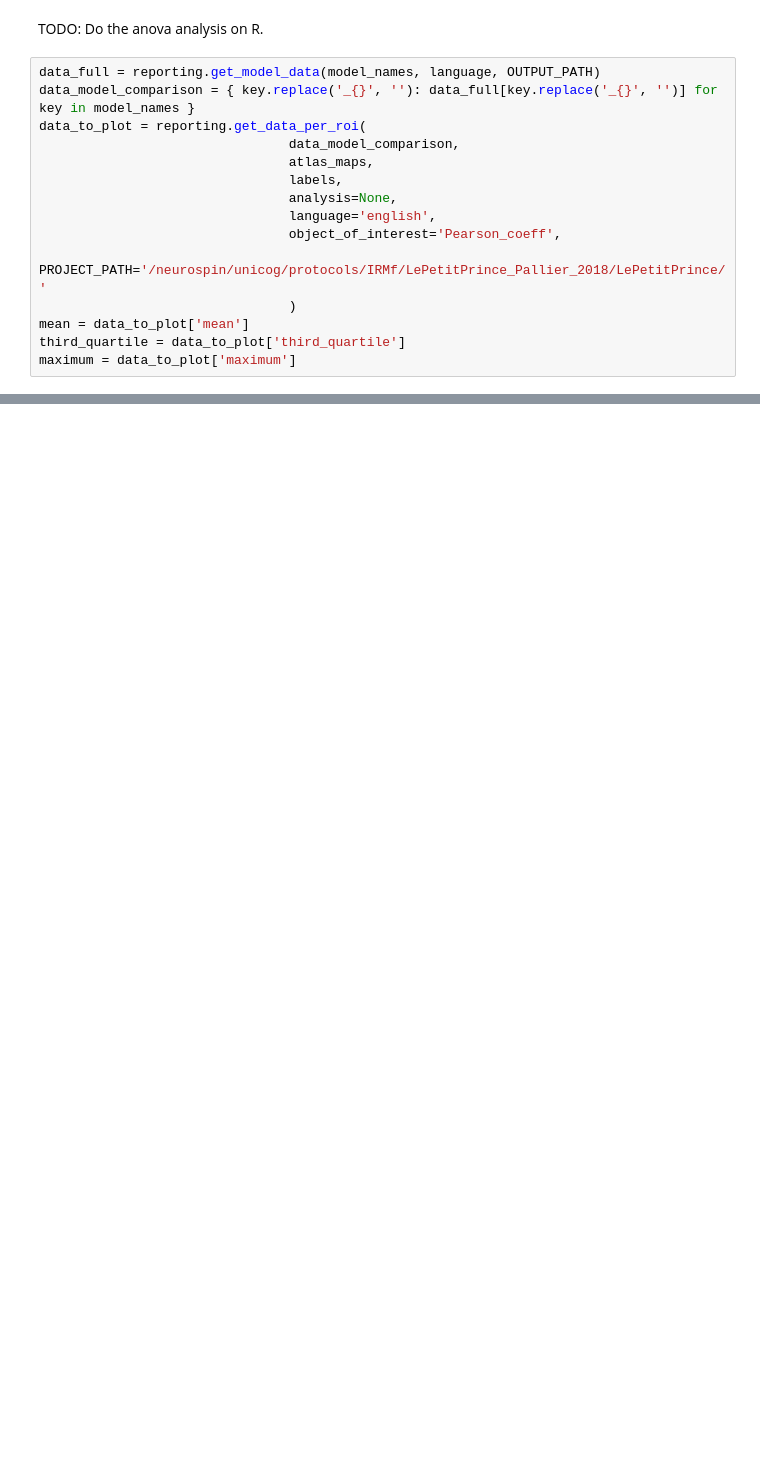
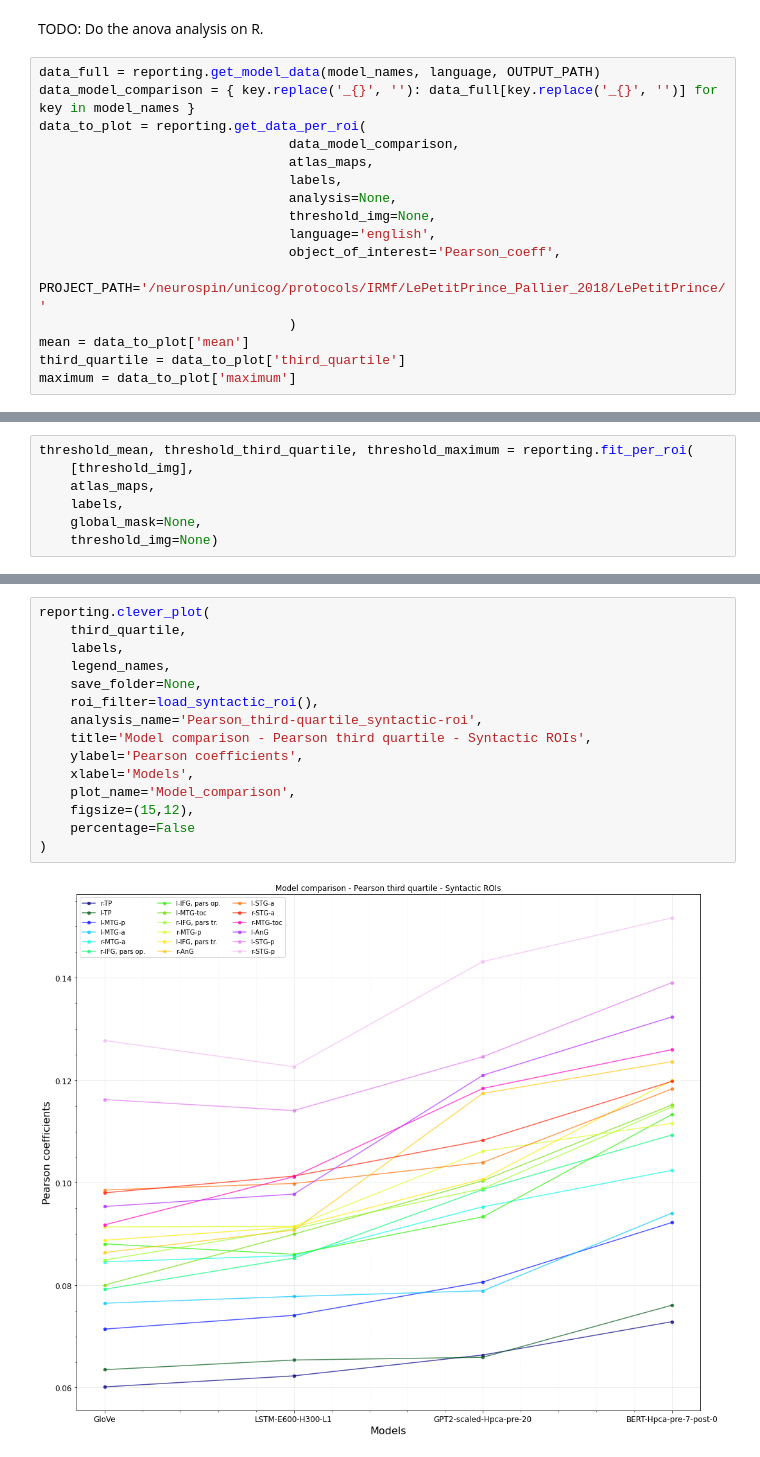
Before and after one commit to AlexandrePsq/LePetitPrince, a Jupyter notebook: fMRI/ModelComparison.ipynb, the cells around one changed output, grey strips where cells are left out. Drawn from its saved outputs; the diff is of its cells as text; blank space fills up the shorter version.

```diff
--- a/fMRI/ModelComparison.ipynb
+++ b/fMRI/ModelComparison.ipynb
@@ -141,6 +166,7 @@ data_to_plot = reporting.get_data_per_roi(
                                 atlas_maps,
                                 labels,
                                 analysis=None,
+                                threshold_img=None,
                                 language='english',
                                 object_of_interest='Pearson_coeff',
                                 PROJECT_PATH='/neurospin/unicog/protocols/IRMf/LePetitPrince_Pallier_2018/LePetitPrince/'
@@ -158,0 +219,7 @@ clever_plot(third_quartile, labels, legend_names, save_folder=None, roi_filter=l
+# %%
+threshold_mean, threshold_third_quartile, threshold_maximum = reporting.fit_per_roi(
+    [threshold_img],
+    atlas_maps,
+    labels,
+    global_mask=None,
+    threshold_img=None)
@@ -158,0 +231,17 @@ clever_plot(third_quartile, labels, legend_names, save_folder=None, roi_filter=l
+# %%
+reporting.clever_plot(
+    third_quartile,
+    labels,
+    legend_names,
+    save_folder=None,
+    roi_filter=load_syntactic_roi(),
+    analysis_name='Pearson_third-quartile_syntactic-roi',
+    title='Model comparison - Pearson third quartile - Syntactic ROIs',
+    ylabel='Pearson coefficients',
+    xlabel='Models',
+    plot_name='Model_comparison',
+    figsize=(15,12),
+    percentage=False
+)
+# %% [output]
+[figure, added]
```
Also changed, not shown: parts of 31 cells of this notebook, 3 other files.
